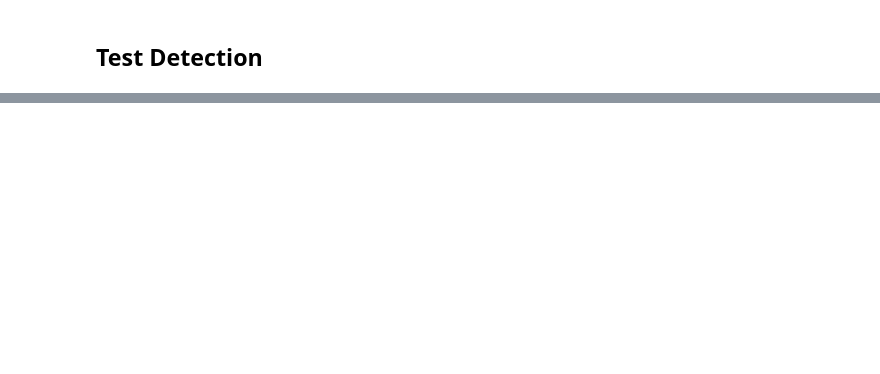
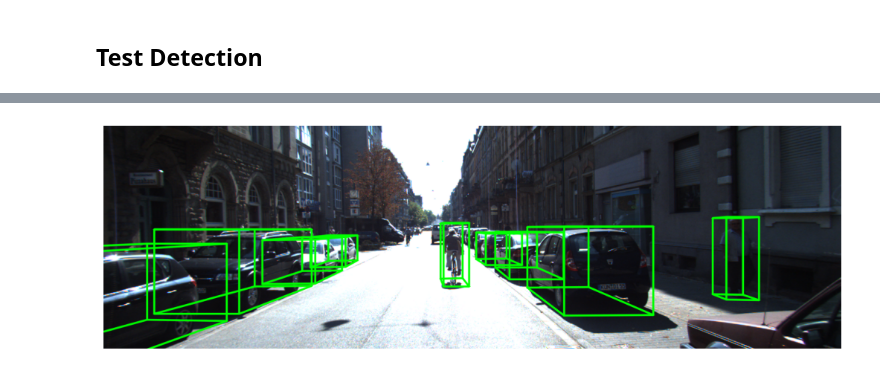
Before and after one commit to avstack-lab/lib-avstack-api, a Jupyter notebook: notebooks/0-test-kitti-api.ipynb, the cells around one changed output, grey strips where cells are left out. Drawn from its saved outputs; the diff is of its cells as text; code cells hidden in the pictures; blank space fills up the shorter version.

```diff
--- a/notebooks/0-test-kitti-api.ipynb
+++ b/notebooks/0-test-kitti-api.ipynb
@@ -55,10 +78,12 @@ M3D_img = avstack.modules.perception.object3d.MMDetObjectDetector3D(
 # %%
 frame = KDM.frames[150]
 img = KDM.get_image(frame, sensor='image-2')
 pc = KDM.get_lidar(frame)
 objects = KDM.get_objects(frame)
 
-# outputs = M2D(frame, img, 'test')
-outputs = M3D_img(frame, img, 'test')
-# outputs = M3D_pc(frame, pc, 'test')
-avapi.visualize.show_image_with_boxes(img, outputs.data, inline=True)
+# outputs = M2D(img, identifier='test', frame=frame)
+outputs = M3D_img(img, identifier='test', frame=frame)
+# outputs = M3D_pc(pc, identifier='test', frame=frame)
+avapi.visualize.snapshot.show_image_with_boxes(img, outputs.data, inline=True)
+# %% [output]
+[figure, added]
```
Also changed, not shown: parts of 5 cells of this notebook, 9 other files.
